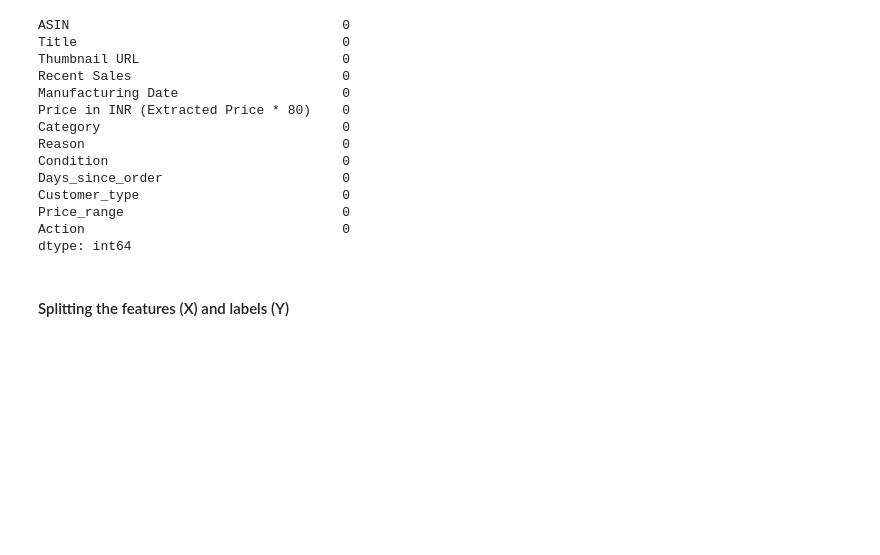
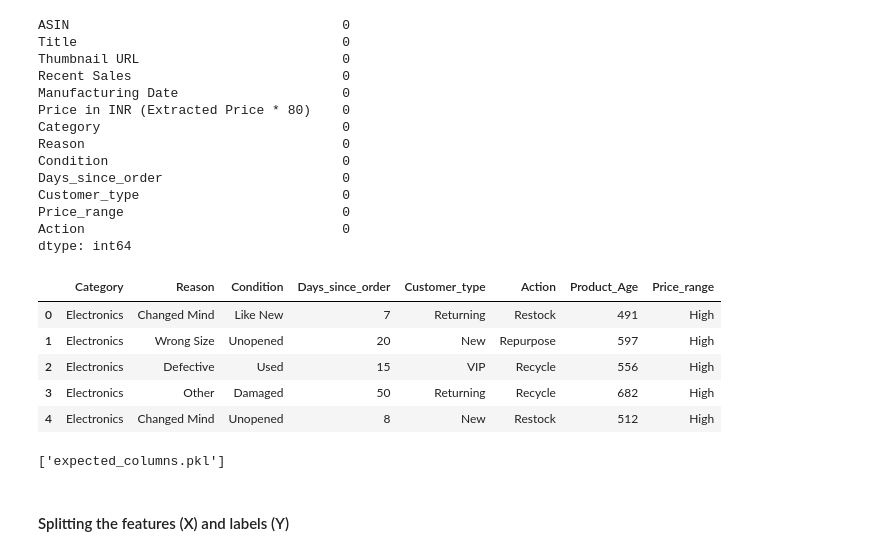
Before and after one commit to GAMAKANK/Return-Optimization-System, a Jupyter notebook: Decision-Engine/ml_model/train_model.ipynb, the cells around one changed output. Drawn from its saved outputs; the diff is of its cells as text; code cells hidden in the pictures; blank space fills up the shorter version.

```diff
--- a/Decision-Engine/ml_model/train_model.ipynb
+++ b/Decision-Engine/ml_model/train_model.ipynb
@@ -50,6 +61,22 @@ df = df.drop(columns=["ASIN", "Title", "Thumbnail URL", "Manufacturing Date"])
 df_encoded = pd.get_dummies(df, columns=[
     'Category', 'Reason', 'Condition', 'Customer_type', 'Price_range'
 ])
+# %%
+df.head()
+# %% [output]
+|  | Category | Reason | Condition | Days_since_order | Customer_type | Action | Product_Age | Price_range |
+| 0 | Electronics | Changed Mind | Like New | 7 | Returning | Restock | 491 | High |
+| 1 | Electronics | Wrong Size | Unopened | 20 | New | Repurpose | 597 | High |
+| 2 | Electronics | Defective | Used | 15 | VIP | Recycle | 556 | High |
+| 3 | Electronics | Other | Damaged | 50 | Returning | Recycle | 682 | High |
+| 4 | Electronics | Changed Mind | Unopened | 8 | New | Restock | 512 | High |
+# %%
+# saving expected columns
+import joblib
+expected_columns = df_encoded.drop(columns=['Action']).columns.tolist()
+joblib.dump(expected_columns, 'expected_columns.pkl')
+# %% [output]
+['expected_columns.pkl']
 # %% [markdown]
 #### Splitting the features (X) and labels (Y)
 # %%
```
Also changed, not shown: parts of 9 cells of this notebook, 4 other files.
